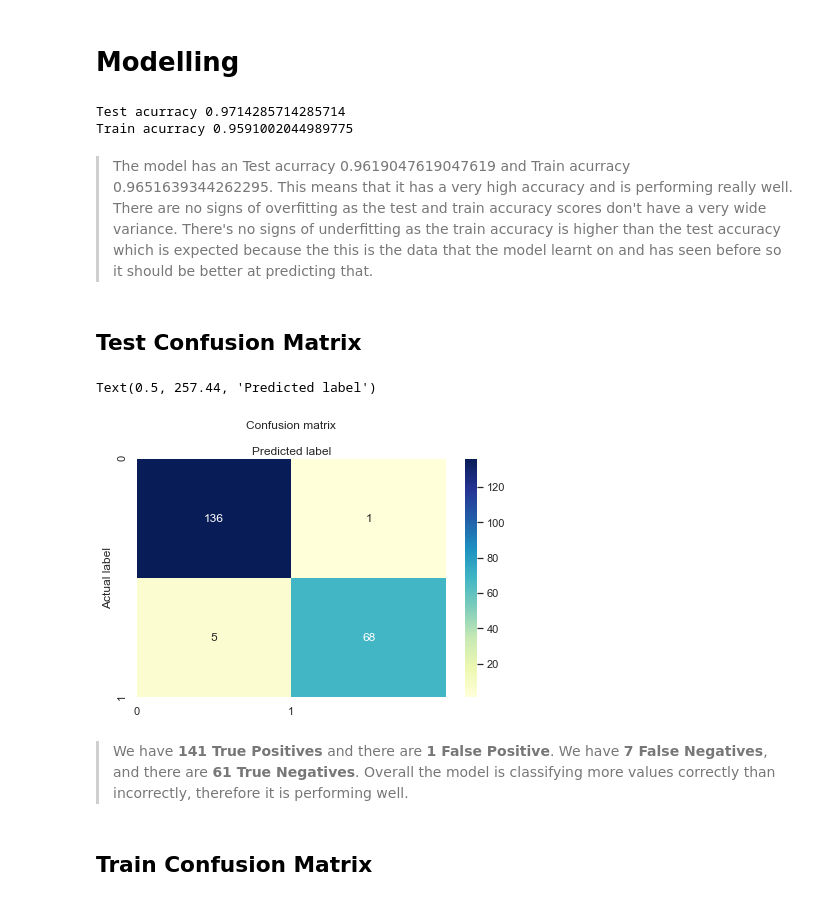
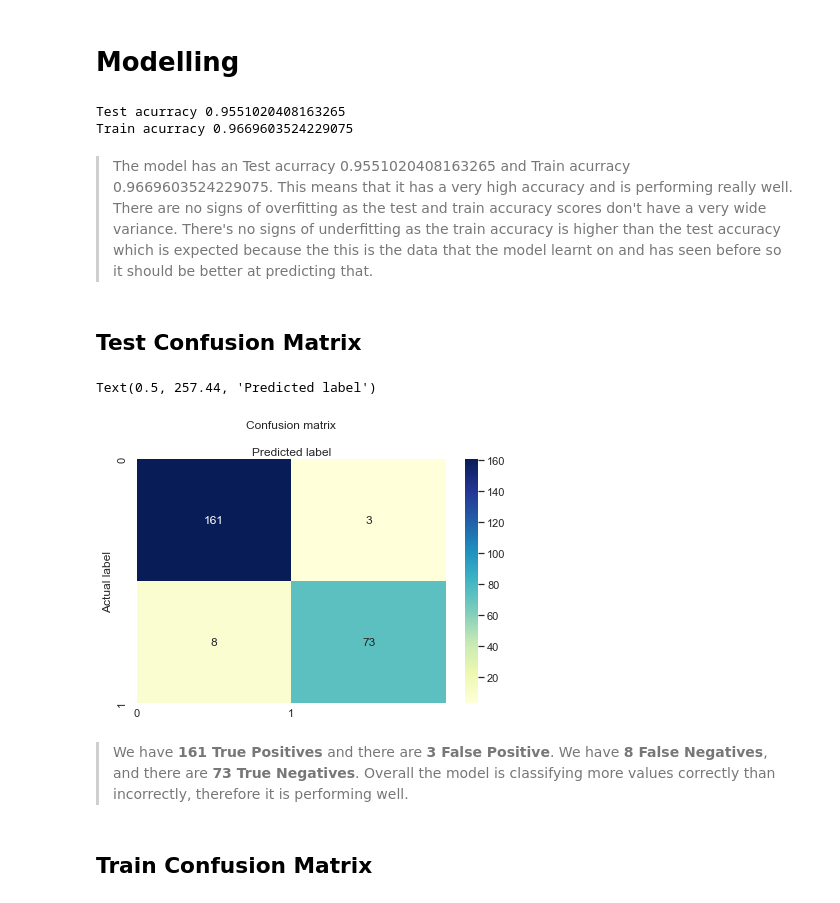
Before and after one commit to keanubowker8/Logistic-Predict-Breast-Cancer, a Jupyter notebook: Predict_Breast_Cancer.ipynb, the cells around one changed output. Cells and saved outputs as stored; diff of their text form; code cells hidden in the pictures.

```diff
--- a/Predict_Breast_Cancer.ipynb
+++ b/Predict_Breast_Cancer.ipynb
@@ -250,0 +189,2 @@ Looking at this this graph we can see that when clump thickness>5 it is highly l
+# %%
+cancer_df.drop(['Uniformity of Cell Size', 'Uniformity of Cell Shape','Bland Chromatin','Single Epithelial Cell Size'],axis=1, inplace=True)
@@ -258,48 +212,50 @@ y = cancer_df['Class']
+# %%
+x = cancer_df[['Marginal Adhesion','Bare Nuclei','Normal Nucleoli','Clump Thickness']]
+y = cancer_df['Class']
 # %%
-x_train,x_test,y_train,y_test = train_test_split(x,y,test_size=0.30,random_state=1)
+x_train,x_test,y_train,y_test = train_test_split(x,y,test_size=0.35,random_state=1)
 # %% [markdown]
 <h1> Modelling </h1>
 # %%
 LogReg = LogisticRegression(random_state=1, solver='lbfgs').fit(x_train, y_train)
 # %%
-y_pred = LogReg.predict(x_test)
-x_pred = LogReg.predict(x_train)
+test_pred = LogReg.predict(x_test)
+train_pred = LogReg.predict(x_train)
 
-print("Test acurracy {}".format(accuracy_score(y_test,y_pred)))
-print("Train acurracy {}".format(accuracy_score(y_train,x_pred)))
+print("Test acurracy {}".format(accuracy_score(y_test,test_pred)))
+print("Train acurracy {}".format(accuracy_score(y_train,train_pred)))
 # %% [output]
-Test acurracy 0.9714285714285714
-Train acurracy 0.9591002044989775
+Test acurracy 0.9551020408163265
+Train acurracy 0.9669603524229075
 # %% [markdown]
 <blockquote>
-The model has an Test acurracy 0.9619047619047619 and Train acurracy 0.9651639344262295. This means that it has a very high accuracy and is performing really well. There are no signs of overfitting as the test and train accuracy scores don't have a very wide variance. There's no signs of underfitting as the train accuracy is higher than the test accuracy which is expected because the this is the data that the model learnt on and has seen before so it should be better at predicting that.
+The model has an Test acurracy 0.9551020408163265 and Train acurracy 0.9669603524229075. This means that it has a very high accuracy and is performing really well. There are no signs of overfitting as the test and train accuracy scores don't have a very wide variance. There's no signs of underfitting as the train accuracy is higher than the test accuracy which is expected because the this is the data that the model learnt on and has seen before so it should be better at predicting that.
     </blockquote>
 # %% [markdown]
    <h2>Test Confusion Matrix</h2>
 # %%
-
 class_names=[0,1] # name  of classes
 fig, ax = plt.subplots()
 tick_marks = np.arange(len(class_names))
-plt.xticks(tick_marks, class_names)
-plt.yticks(tick_marks, class_names)
+plt.xticks(tick_marks, class_names,va="center")
+plt.yticks(tick_marks, class_names,va="center")
 # create heatmap
-sns.heatmap(pd.DataFrame(confusion_matrix(y_test, y_pred)), annot=True, cmap="YlGnBu" ,fmt='g')
+sns.heatmap(pd.DataFrame(confusion_matrix(y_test, test_pred)), annot=True, cmap="YlGnBu" ,fmt='g')
 ax.xaxis.set_label_position("top")
 ax.set(yticks=[0, 2],
        xticks=[0, 1],
        yticklabels=class_names,
        xticklabels=class_names)
 plt.tight_layout()
 plt.title('Confusion matrix', y=1.1)
 plt.ylabel('Actual label')
 plt.xlabel('Predicted label')
 # %% [output]
 Text(0.5, 257.44, 'Predicted label')
-[figure, old version]
+[figure, new version]
 # %% [markdown]
 <blockquote>
-We have <b>141 True Positives</b> and there are <b>1 False Positive</b>. We have <b>7 False Negatives</b>, and there are <b>61  True Negatives</b>. Overall the model is classifying more values correctly than incorrectly, therefore it is performing well.
+We have <b>161 True Positives</b> and there are <b>3 False Positive</b>. We have <b>8 False Negatives</b>, and there are <b>73  True Negatives</b>. Overall the model is classifying more values correctly than incorrectly, therefore it is performing well.
 </blockquote>
 # %% [markdown]
  <h2>Train Confusion Matrix</h2>
```
Also changed, not shown: parts of 45 cells of this notebook.
